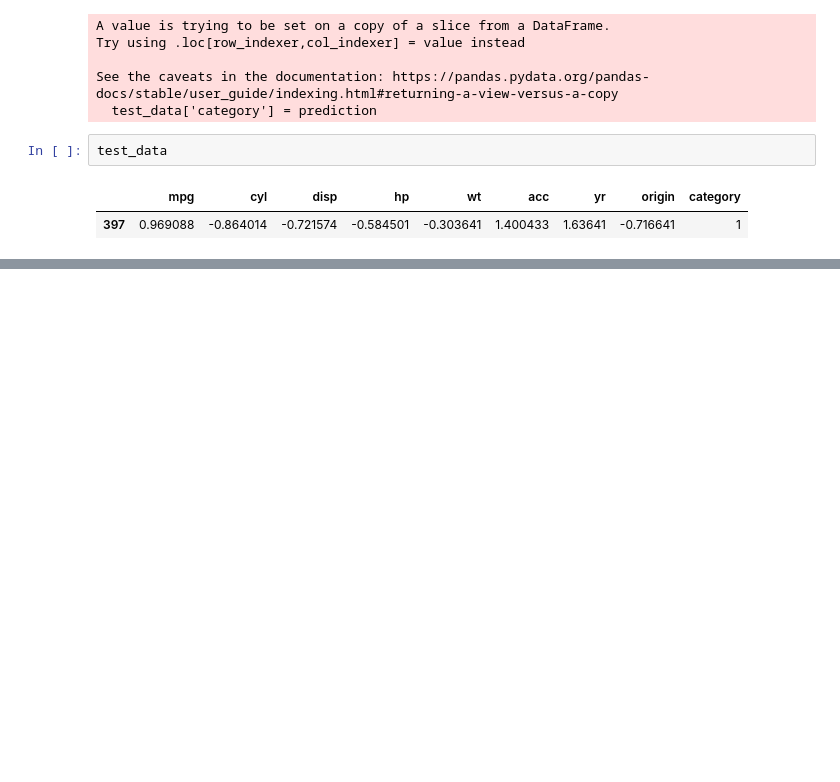
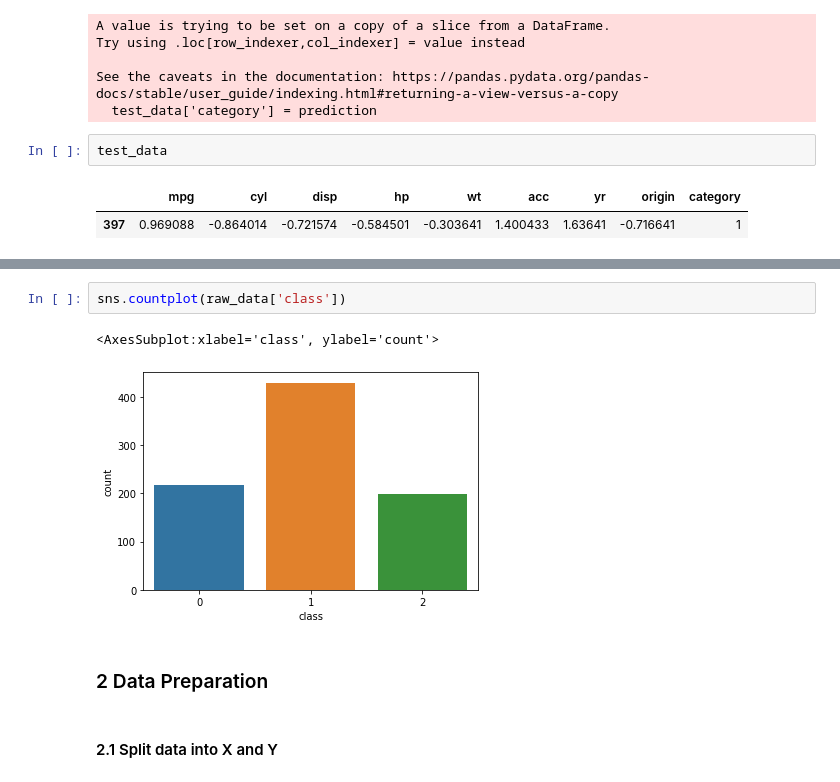
Before and after one commit to MohitBansal9013/AIML-Unsepervised-Learnings, a Jupyter notebook: Mohit Bansal Unsupervised Learning Project .ipynb, the cells around one changed output, grey strips where cells are left out. Cells and saved outputs as stored; diff of their text form; blank space fills up the shorter version.

```diff
--- a/Mohit Bansal Unsupervised Learning Project .ipynb
+++ b/Mohit Bansal Unsupervised Learning Project .ipynb
@@ -397,0 +524,9 @@ test_data
+# %%
+sns.countplot(raw_data['class'])
+# %% [output]
+<AxesSubplot:xlabel='class', ylabel='count'>
+[figure, added]
+# %% [markdown]
+### 2 Data Preparation
+# %% [markdown]
+#### 2.1 Split data into X and Y
```
Also changed, not shown: parts of 60 cells of this notebook, 2 other files.
